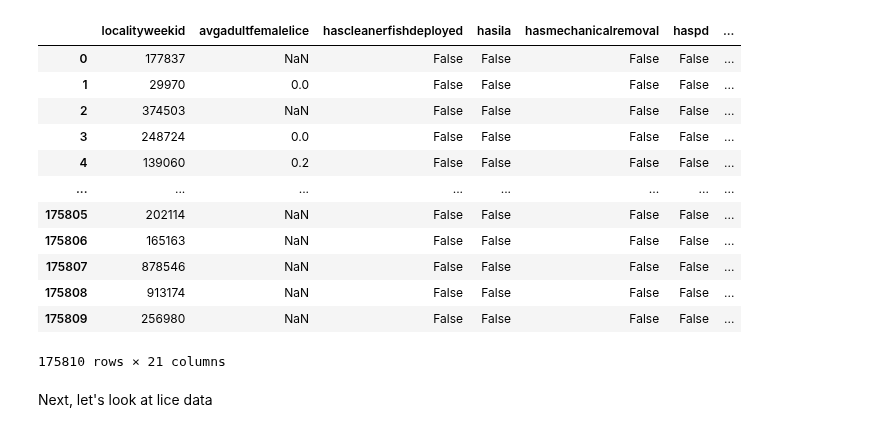
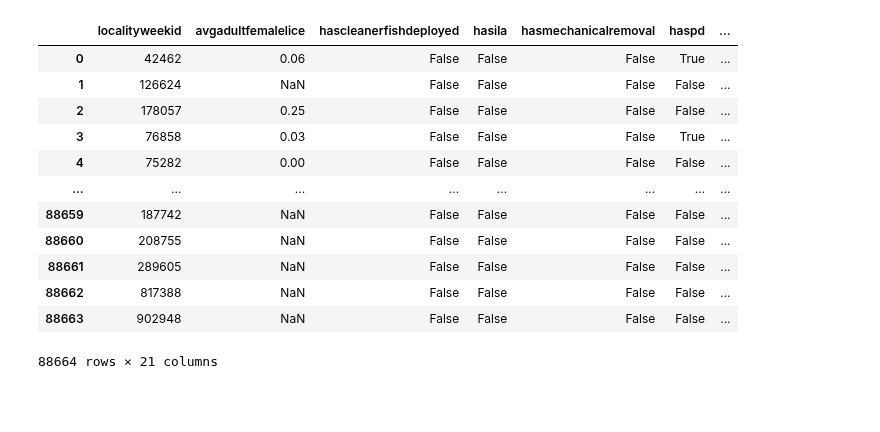
Before and after one commit to erlendrisvik/Compulsories, a Jupyter notebook: CA4/CA4/data_handler_nbook.ipynb, the cells around one changed output. Cells and saved outputs as stored; diff of their text form; code cells hidden in the pictures; blank space fills up the shorter version.

```diff
--- a/CA4/CA4/data_handler_nbook.ipynb
+++ b/CA4/CA4/data_handler_nbook.ipynb
@@ -192,19 +281,0 @@ clean_table("fish_data_full")
-# %%
-fish_data = spark.sql("select * from fish_data_full").toPandas()
-fish_data
-# %% [output]
-|  | localityweekid | avgadultfemalelice | hascleanerfishdeployed | hasila | hasmechanicalremoval | haspd | ... |
-| 0 | 177837 | NaN | False | False | False | False | ... |
-| 1 | 29970 | 0.0 | False | False | False | False | ... |
-| 2 | 374503 | NaN | False | False | False | False | ... |
-| 3 | 248724 | 0.0 | False | False | False | False | ... |
-| 4 | 139060 | 0.2 | False | False | False | False | ... |
-| ... | ... | ... | ... | ... | ... | ... | ... |
-| 175805 | 202114 | NaN | False | False | False | False | ... |
-| 175806 | 165163 | NaN | False | False | False | False | ... |
-| 175807 | 878546 | NaN | False | False | False | False | ... |
-| 175808 | 913174 | NaN | False | False | False | False | ... |
-| 175809 | 256980 | NaN | False | False | False | False | ... |
-175810 rows × 21 columns
-# %% [markdown]
-Next, let's look at lice data
@@ -290,0 +286,23 @@ get_one_year_lice_data(locality = 10796, year = 2017, access_token = access_toke
+# %%
+# Then we print the table again to see if it has been updated (only once)
+(spark.read.format("org.apache.spark.sql.cassandra")
+ .options(table=table_name, keyspace="compulsory")
+ .load()
+ .createOrReplaceTempView(table_name))
+
+fish_data = spark.sql(f"select * from {table_name}").toPandas()
+fish_data
+# %% [output]
+|  | localityweekid | avgadultfemalelice | hascleanerfishdeployed | hasila | hasmechanicalremoval | haspd | ... |
+| 0 | 42462 | 0.06 | False | False | False | True | ... |
+| 1 | 126624 | NaN | False | False | False | False | ... |
+| 2 | 178057 | 0.25 | False | False | False | False | ... |
+| 3 | 76858 | 0.03 | False | False | False | True | ... |
+| 4 | 75282 | 0.00 | False | False | False | False | ... |
+| ... | ... | ... | ... | ... | ... | ... | ... |
+| 88659 | 187742 | NaN | False | False | False | False | ... |
+| 88660 | 208755 | NaN | False | False | False | False | ... |
+| 88661 | 289605 | NaN | False | False | False | False | ... |
+| 88662 | 817388 | NaN | False | False | False | False | ... |
+| 88663 | 902948 | NaN | False | False | False | False | ... |
+88664 rows × 21 columns
```
Also changed, not shown: parts of 16 cells of this notebook.
